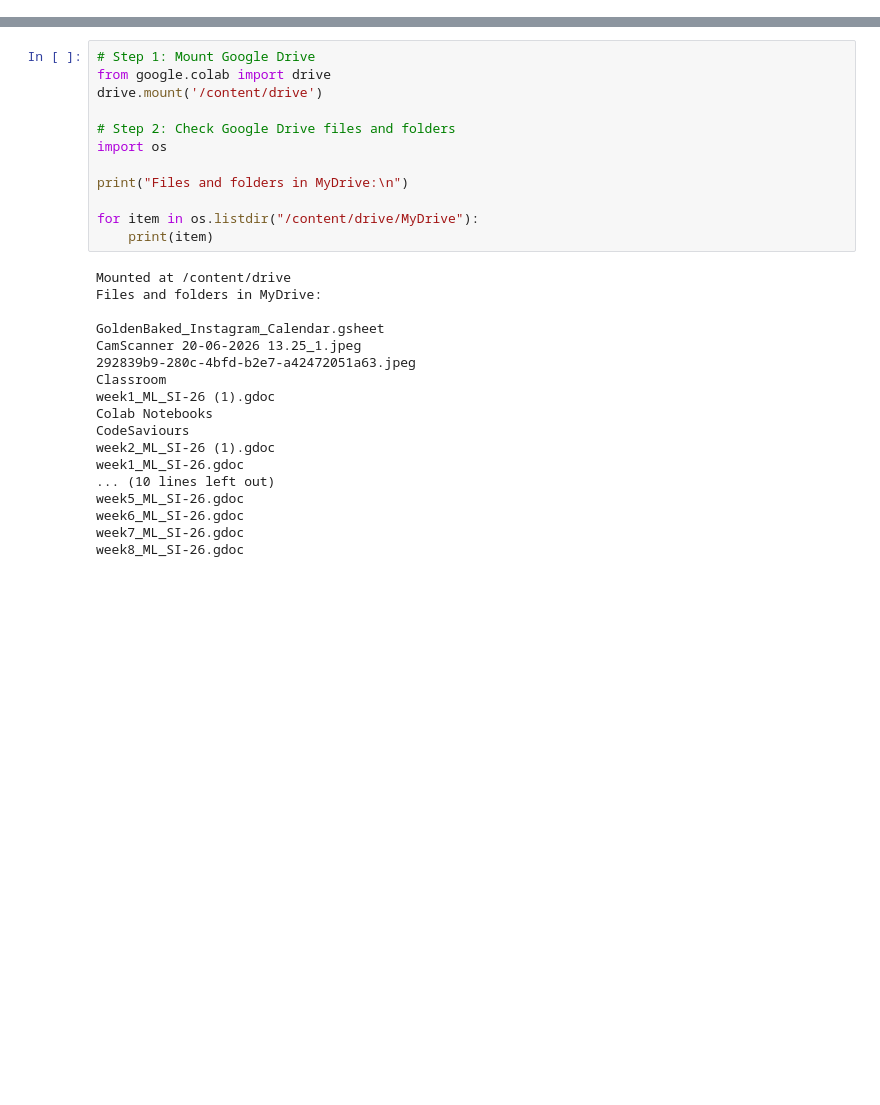
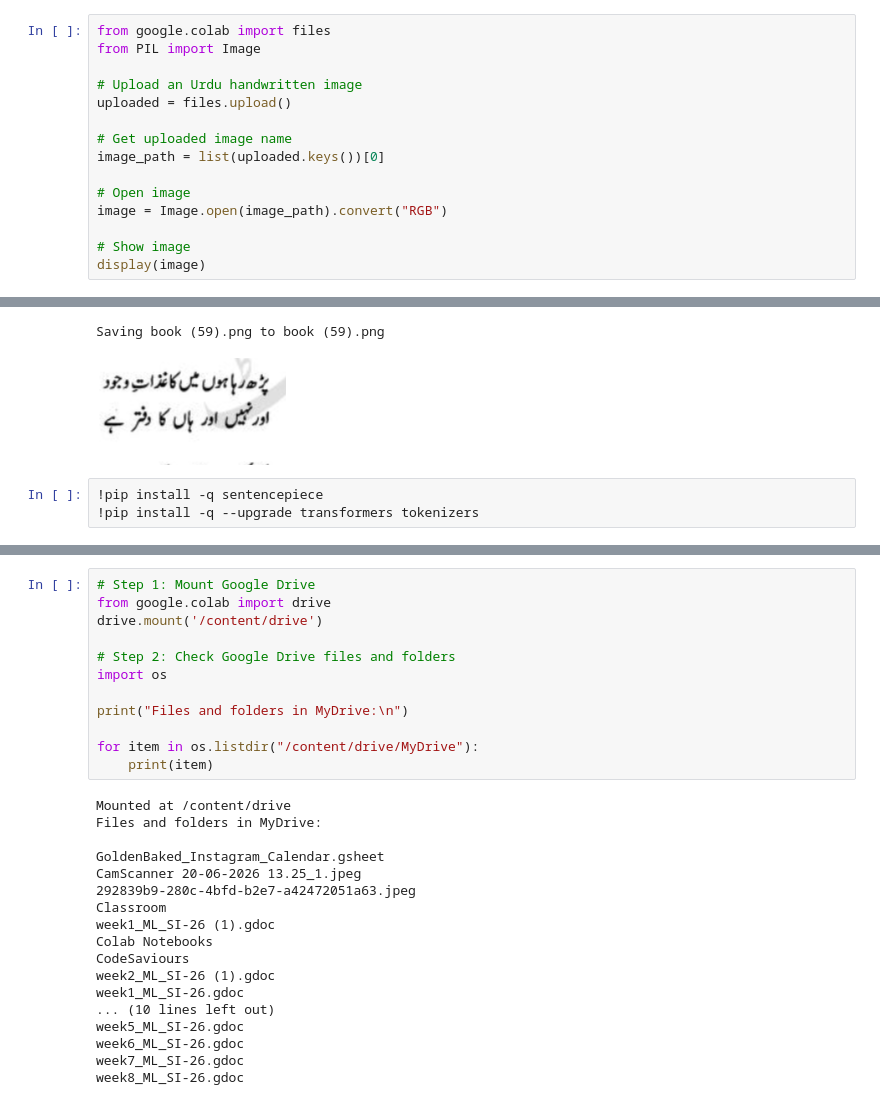
Before and after one commit to saimamanzoor651/urdu-ocr-codesaviours-si26-saima, a Jupyter notebook: SI26_Week5_Saima.ipynb, the cells around one changed output, grey strips where cells are left out. Cells and saved outputs as stored; diff of their text form; blank space fills up the shorter version.

```diff
--- a/SI26_Week5_Saima.ipynb
+++ b/SI26_Week5_Saima.ipynb
@@ -2,0 +15,16 @@
+# %%
+from google.colab import files
+from PIL import Image
+
+# Upload an Urdu handwritten image
+uploaded = files.upload()
+
+# Get uploaded image name
+image_path = list(uploaded.keys())[0]
+
+# Open image
+image = Image.open(image_path).convert("RGB")
+
+# Show image
+display(image)
+# %% [output]
@@ -2,0 +32,5 @@
+Saving book (59).png to book (59).png
+[figure, added]
+# %%
+!pip install -q sentencepiece
+!pip install -q --upgrade transformers tokenizers
```
Also changed, not shown: parts of 15 cells of this notebook.
